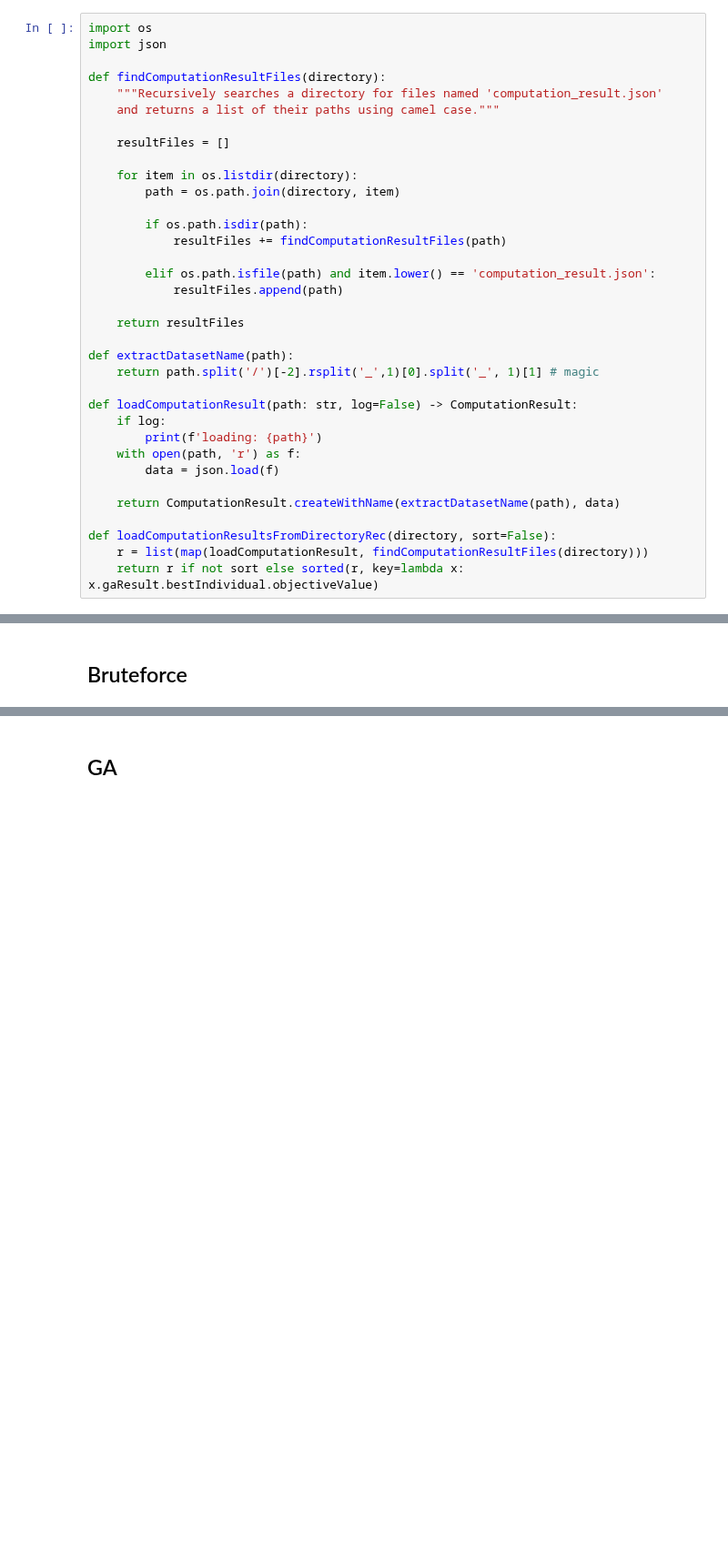
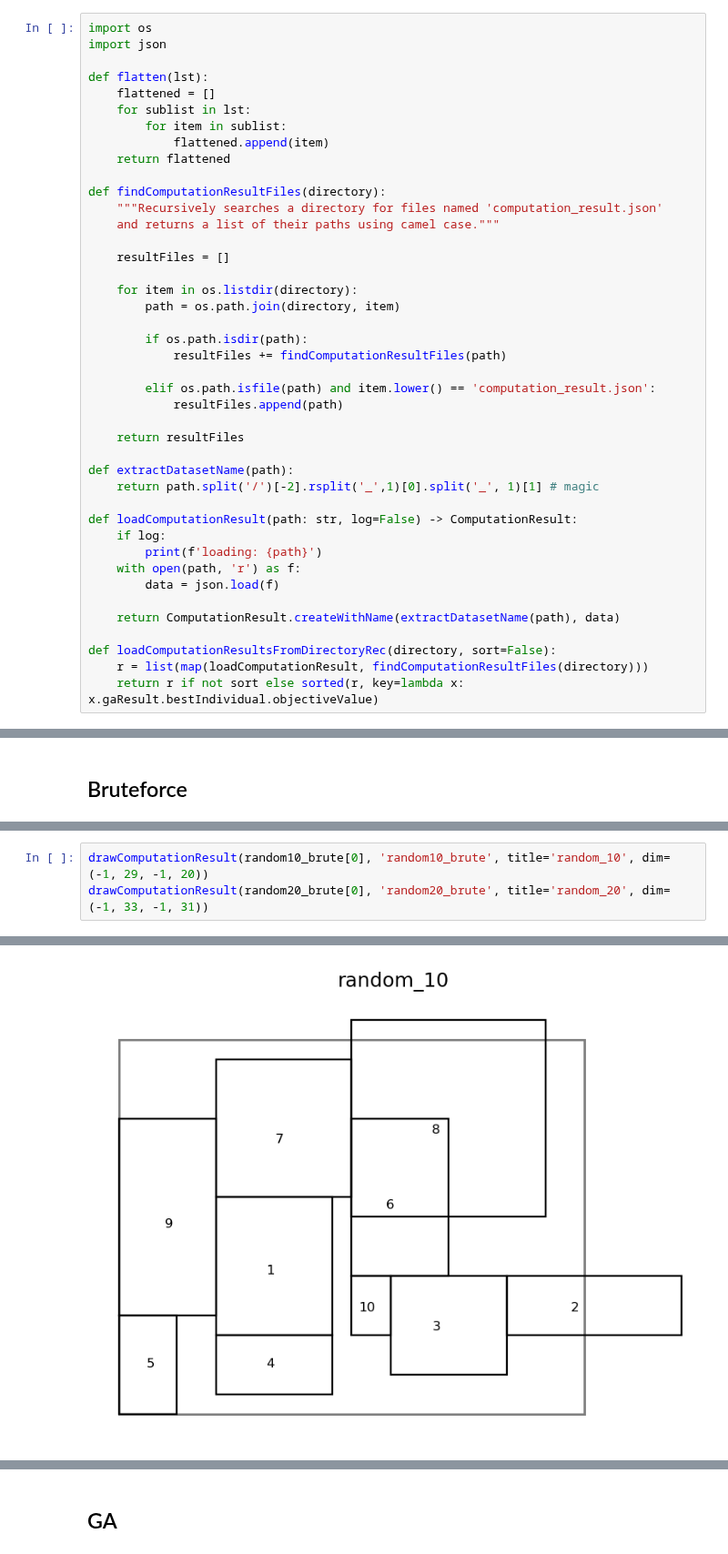
Before and after one commit to TaIos/master-thesis, a Jupyter notebook: src/notebooks/best_solution_visualizer.ipynb, the cells around one changed output, grey strips where cells are left out. Shown at 91% size. Drawn from its saved outputs; the diff is of its cells as text; blank space fills up the shorter version.

```diff
--- a/src/notebooks/best_solution_visualizer.ipynb
+++ b/src/notebooks/best_solution_visualizer.ipynb
@@ -219,6 +231,13 @@ class Dataset:
 # %%
 import os
 import json
+
+def flatten(lst):
+    flattened = []
+    for sublist in lst:
+        for item in sublist:
+            flattened.append(item)
+    return flattened
 
 def findComputationResultFiles(directory):
     """Recursively searches a directory for files named 'computation_result.json'
@@ -337,0 +375,4 @@ drawComputationResult(random10_brute[0], 'random10_brute')
+# %%
+drawComputationResult(random10_brute[0], 'random10_brute', title='random_10', dim=(-1, 29, -1, 20))
+drawComputationResult(random20_brute[0], 'random20_brute', title='random_20', dim=(-1, 33, -1, 31))
+# %% [output]
@@ -337,0 +380 @@ drawComputationResult(random10_brute[0], 'random10_brute')
+[figure, added]
```
Also changed, not shown: parts of 18 cells of this notebook, 9 other files.
